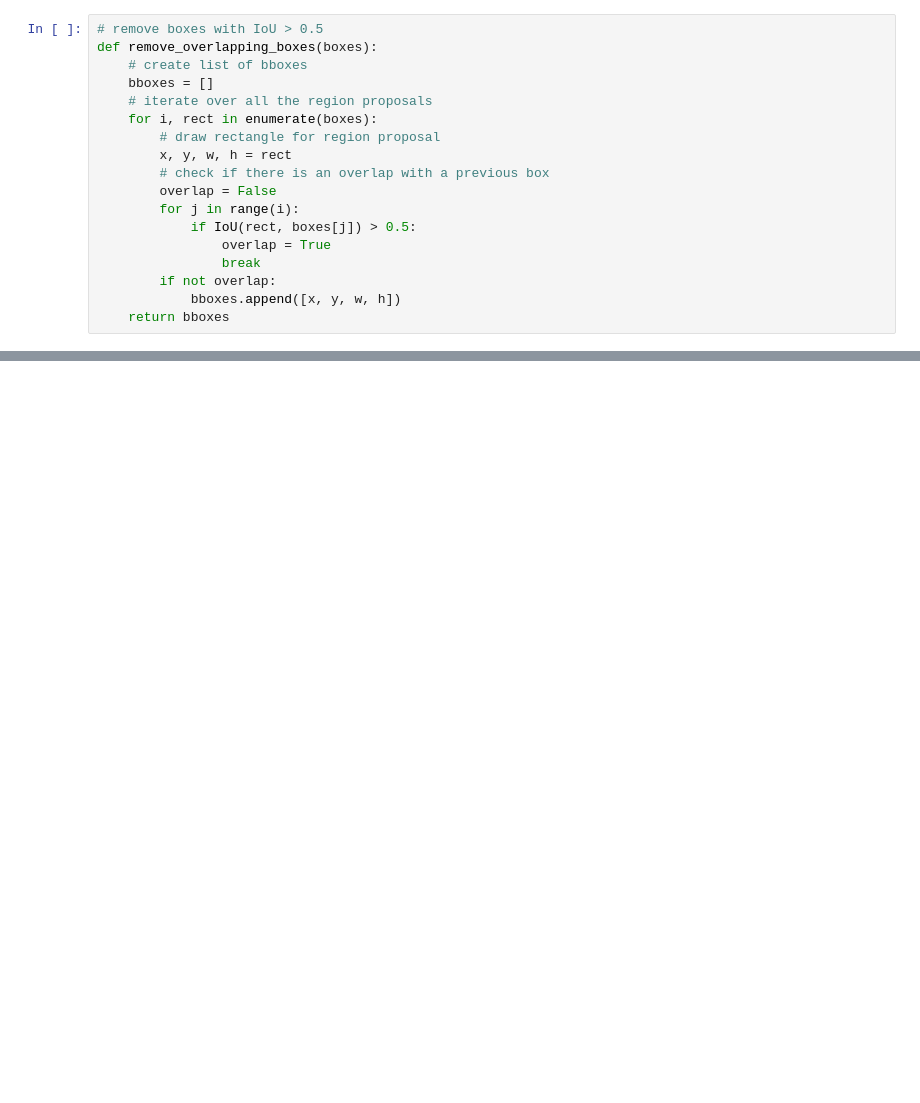
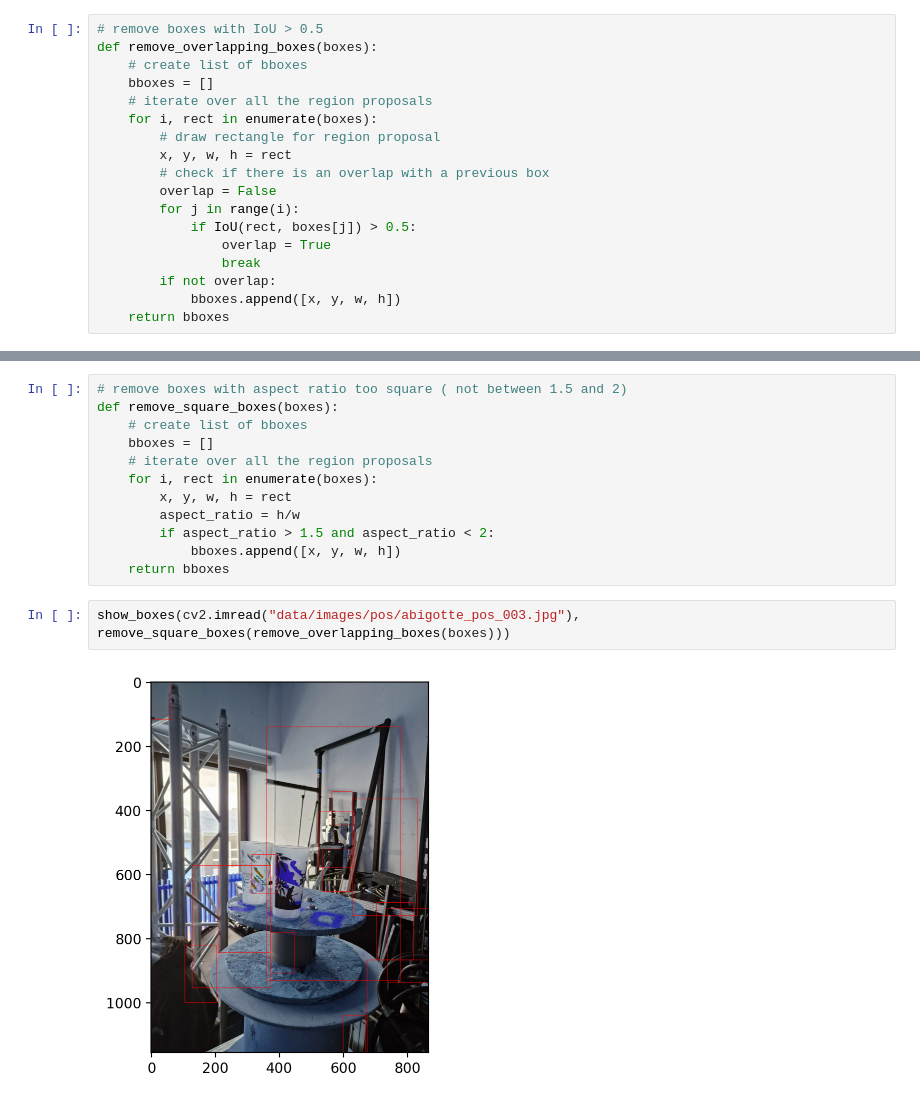
Before and after one commit to pierreadorni/ecocup_detection, a Jupyter notebook: object_detection.ipynb, the cells around one changed output, grey strips where cells are left out. Drawn from its saved outputs; the diff is of its cells as text; blank space fills up the shorter version.

```diff
--- a/object_detection.ipynb
+++ b/object_detection.ipynb
@@ -87,0 +88,16 @@ show_boxes(cv2.imread("data/images/pos/abigotte_pos_001.jpg"), remove_overlappin
+# %%
+# remove boxes with aspect ratio too square ( not between 1.5 and 2)
+def remove_square_boxes(boxes):
+    # create list of bboxes
+    bboxes = []
+    # iterate over all the region proposals
+    for i, rect in enumerate(boxes):
+        x, y, w, h = rect
+        aspect_ratio = h/w
+        if aspect_ratio > 1.5 and aspect_ratio < 2:
+            bboxes.append([x, y, w, h])
+    return bboxes
+# %%
+show_boxes(cv2.imread("data/images/pos/abigotte_pos_003.jpg"), remove_square_boxes(remove_overlapping_boxes(boxes)))
+# %% [output]
+[figure, added]
```
Also changed, not shown: parts of 3 cells of this notebook, 1 other file.
